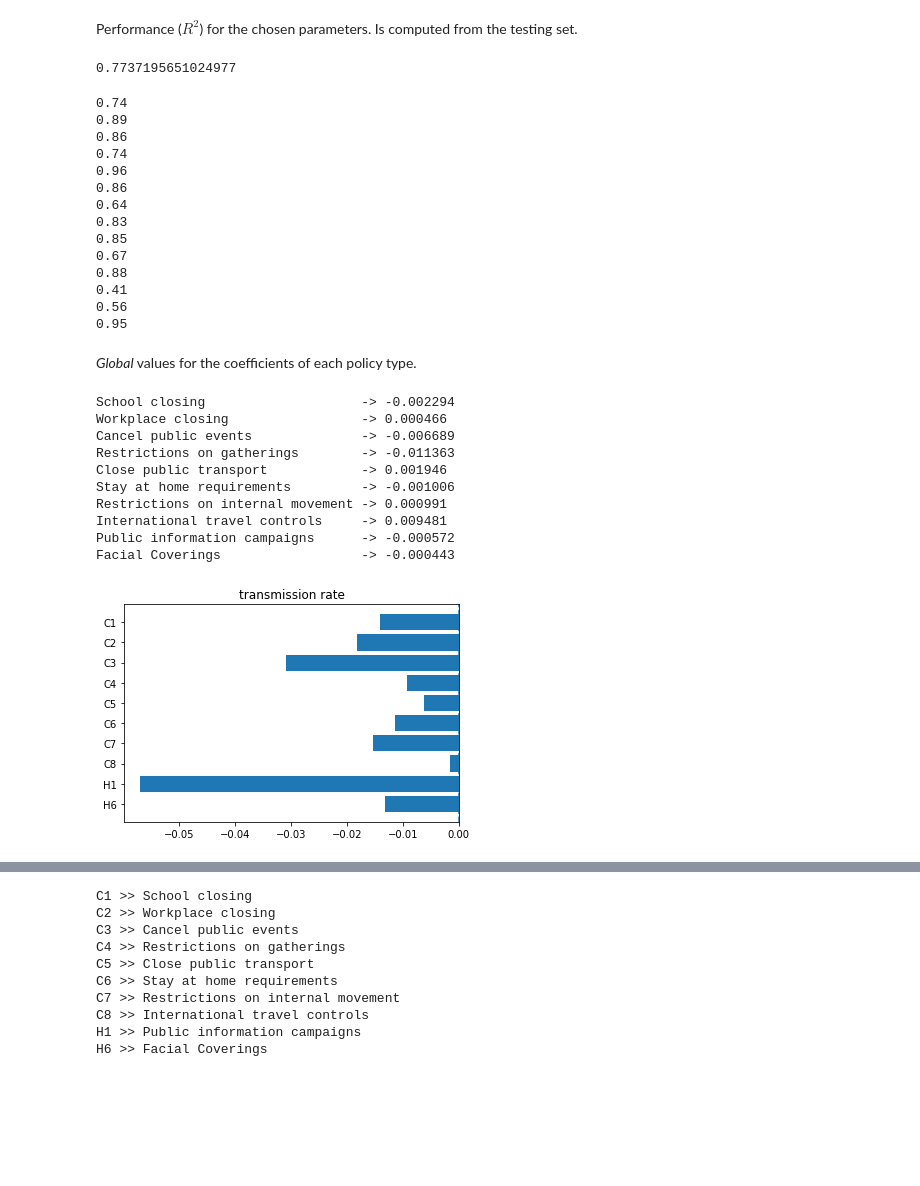
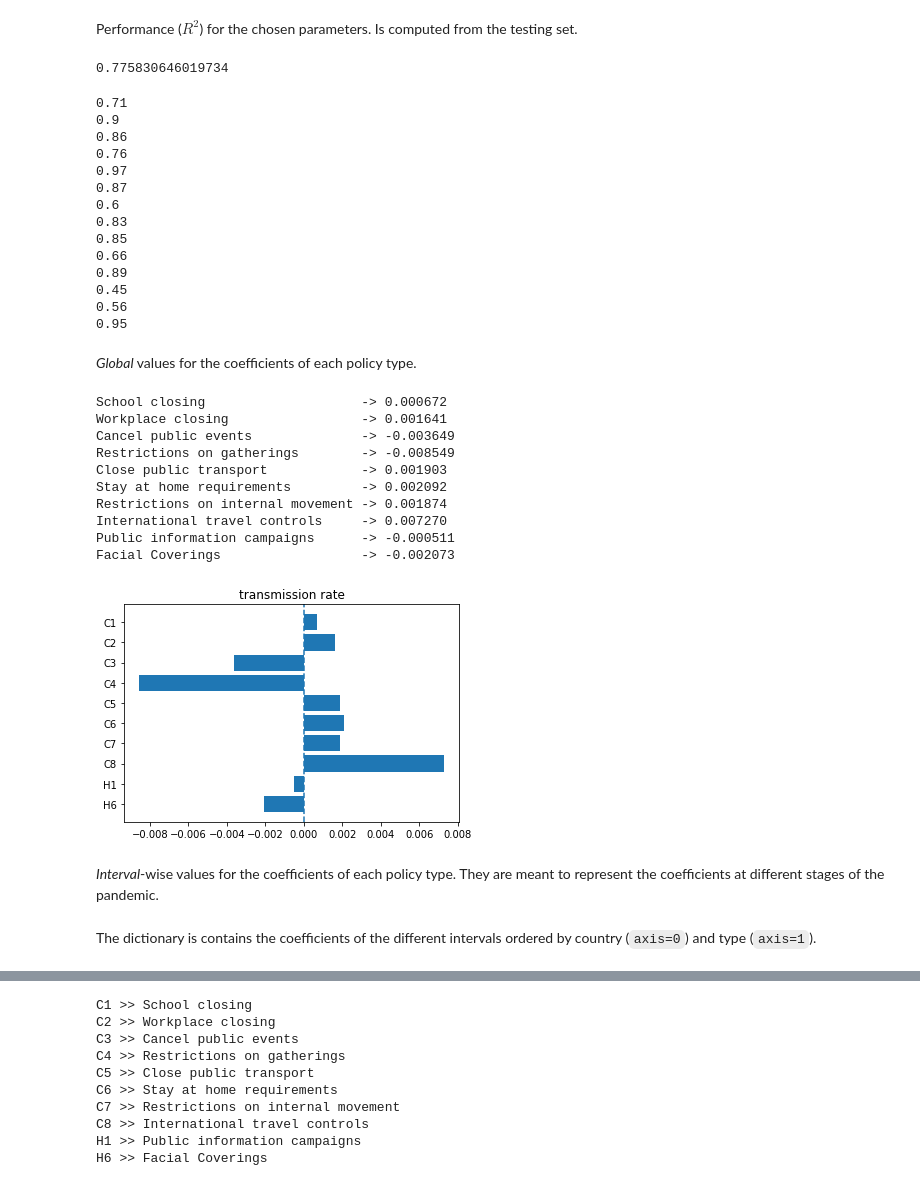
Before and after one commit to alexmadrinanfdez/covid-policy-analysis, a Jupyter notebook: linear-analysis.ipynb, the cells around one changed output, grey strips where cells are left out. Drawn from its saved outputs; the diff is of its cells as text; code cells hidden in the pictures; blank space fills up the shorter version.

Commit message:
coefficients subinterval evolution

```diff
--- a/linear-analysis.ipynb
+++ b/linear-analysis.ipynb
@@ -1026,7 +1027,7 @@ H6 >> Facial Coverings
 # %% [markdown]
 Textual representation of the model for one country.
 # %%
-idx = 6 # country index
+idx = 10 # country index
 cci = list(cc_dict.keys())[idx]
 initial_model(cci, print=True)
 # %% [output]
@@ -1161,7 +1168,7 @@ def linear_model(region, delay=12, print=False):
 
   # divide the pandemic into subranges
   ta_i = _get_init_date(region)
-  t_idx = deque(pd.date_range(start=ta_i, end=tb, freq='2M'))
+  t_idx = pd.date_range(start=ta_i, end=tb, freq='2M')
 
   X = []; y = []; reg = []; score = []; coef_values = []
   # apply the model to each subrange
@@ -1195,58 +1202,62 @@ def linear_model(region, delay=12, print=False):
   else:
     return reg, X, y, score
 # %%
-coef = []; r_sq = [];
+coef_pol = []; coef_pol_int = []; r_sq = [];
 for k in cc_dict.keys():
   m_k, X_k, y_k, r_k = linear_model(k)
   # each model is defined in segments
-  coef.append(np.asarray([lasso.coef_[:-1] for lasso in m_k]).mean(axis=0))
+  coef_k = [lasso.coef_[:-1] for lasso in m_k]
+  coef_pol.append(np.asarray(coef_k).mean(axis=0))
+  coef_pol_int.append(list(coef_k))
   r_sq.append(r_k)
 # %% [markdown]
 Performance ($R^2$) for the chosen parameters. Is computed from the testing set.
 # %%
 np.asarray(r_sq).mean()
 # %% [output]
-0.7737195651024977
+0.775830646019734
 # %%
 for r_i in r_sq:
   print(round(r_i, 2))
 # %% [output]
-0.74
-0.89
+0.71
+0.9
 0.86
-0.74
-0.96
-0.86
-0.64
+0.76
+0.97
+0.87
+0.6
 0.83
 0.85
-0.67
-0.88
-0.41
+0.66
+0.89
+0.45
 0.56
 0.95
 # %% [markdown]
 *Global* values for the coefficients of each policy type.
 # %%
-coef = np.asarray(coef).mean(axis=0)
-for string, value in zip(idch, coef):
+coef_pol = np.asarray(coef_pol).mean(axis=0)
+for string, value in zip(idch, coef_pol):
   name = string.split('_')[1]
   print(f'{name:33} -> {value:5f}')
 # %% [output]
-School closing                    -> -0.002294
-Workplace closing                 -> 0.000466
-Cancel public events              -> -0.006689
-Restrictions on gatherings        -> -0.011363
-Close public transport            -> 0.001946
-Stay at home requirements         -> -0.001006
-Restrictions on internal movement -> 0.000991
-International travel controls     -> 0.009481
-Public information campaigns      -> -0.000572
-Facial Coverings                  -> -0.000443
+School closing                    -> 0.000672
+Workplace closing                 -> 0.001641
+Cancel public events              -> -0.003649
+Restrictions on gatherings        -> -0.008549
+Close public transport            -> 0.001903
+Stay at home requirements         -> 0.002092
+Restrictions on internal movement -> 0.001874
+International travel controls     -> 0.007270
+Public information campaigns      -> -0.000511
+Facial Coverings                  -> -0.002073
 # %%
-plt.barh(chx_str[::-1], coef[::-1]) # flip order
+plt.barh(chx_str[::-1], coef_pol[::-1]) # flip order
 plt.axvline(ls='--')
 plt.title('transmission rate')
 plt.show()
 # %% [output]
-[figure, old version]
+[figure, new version]
+# %% [markdown]
+*Interval*-wise values for the coefficients of each policy type. They are meant to represent the coefficients at different stages of the pandemic.
@@ -1252,0 +1281,2 @@ plt.show()
+# %% [markdown]
+The dictionary is contains the coefficients of the different intervals ordered by country (`axis=0`) and type (`axis=1`).
```
Also changed, not shown: parts of 59 cells of this notebook.
